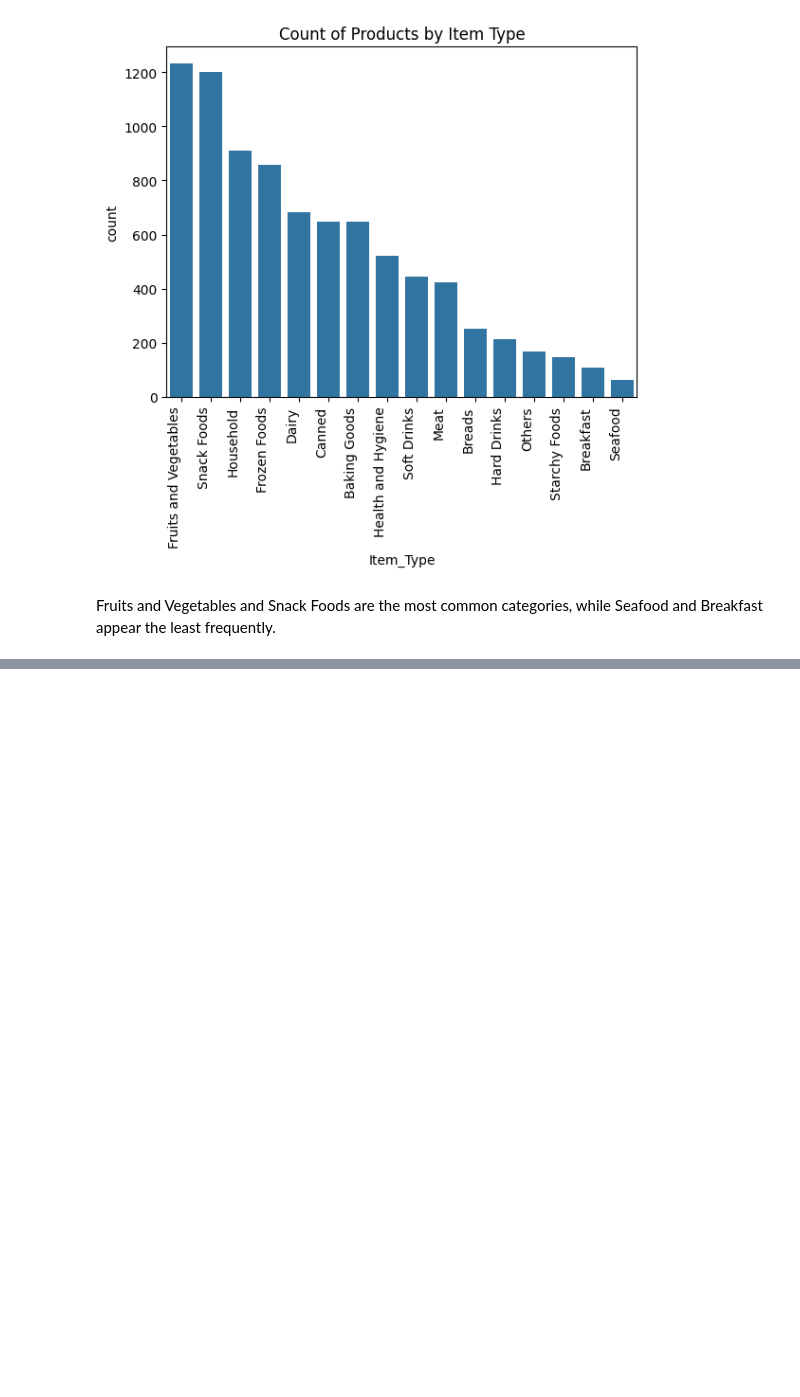
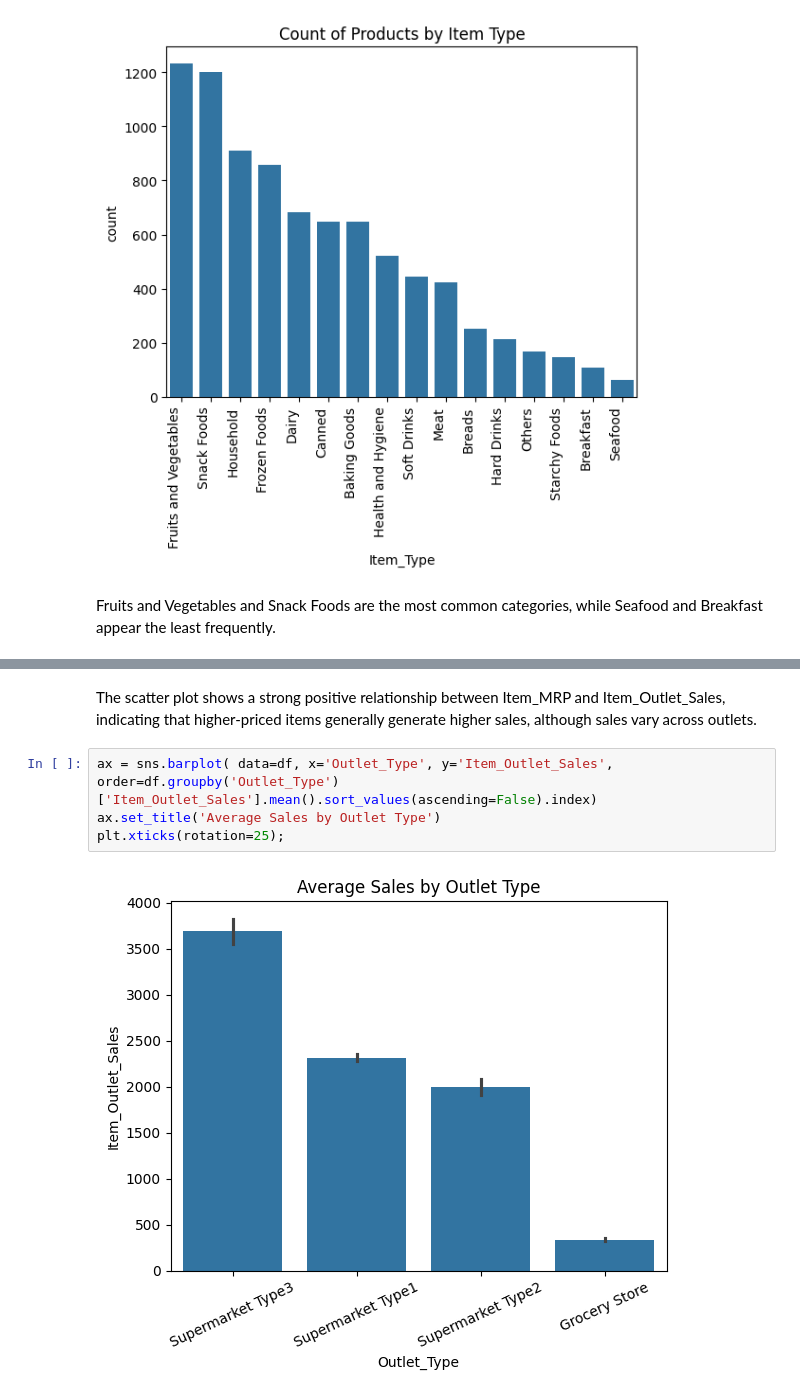
Before and after one commit to eddieZayed/Prediction-of-Product-Sales, a Jupyter notebook: Prediction_of_Product_Sales.ipynb, the cells around one changed output, grey strips where cells are left out. Cells and saved outputs as stored; diff of their text form; blank space fills up the shorter version.

```diff
--- a/Prediction_of_Product_Sales.ipynb
+++ b/Prediction_of_Product_Sales.ipynb
@@ -235,0 +250,8 @@ Fruits and Vegetables and Snack Foods are the most common categories, while Seaf
+# %% [markdown]
+The scatter plot shows a strong positive relationship between Item_MRP and Item_Outlet_Sales, indicating that higher-priced items generally generate higher sales, although sales vary across outlets.
+# %%
+ax = sns.barplot( data=df, x='Outlet_Type', y='Item_Outlet_Sales', order=df.groupby('Outlet_Type')['Item_Outlet_Sales'].mean().sort_values(ascending=False).index)
+ax.set_title('Average Sales by Outlet Type')
+plt.xticks(rotation=25);
+# %% [output]
+[figure, added]
```
Also changed, not shown: parts of 8 cells of this notebook.
